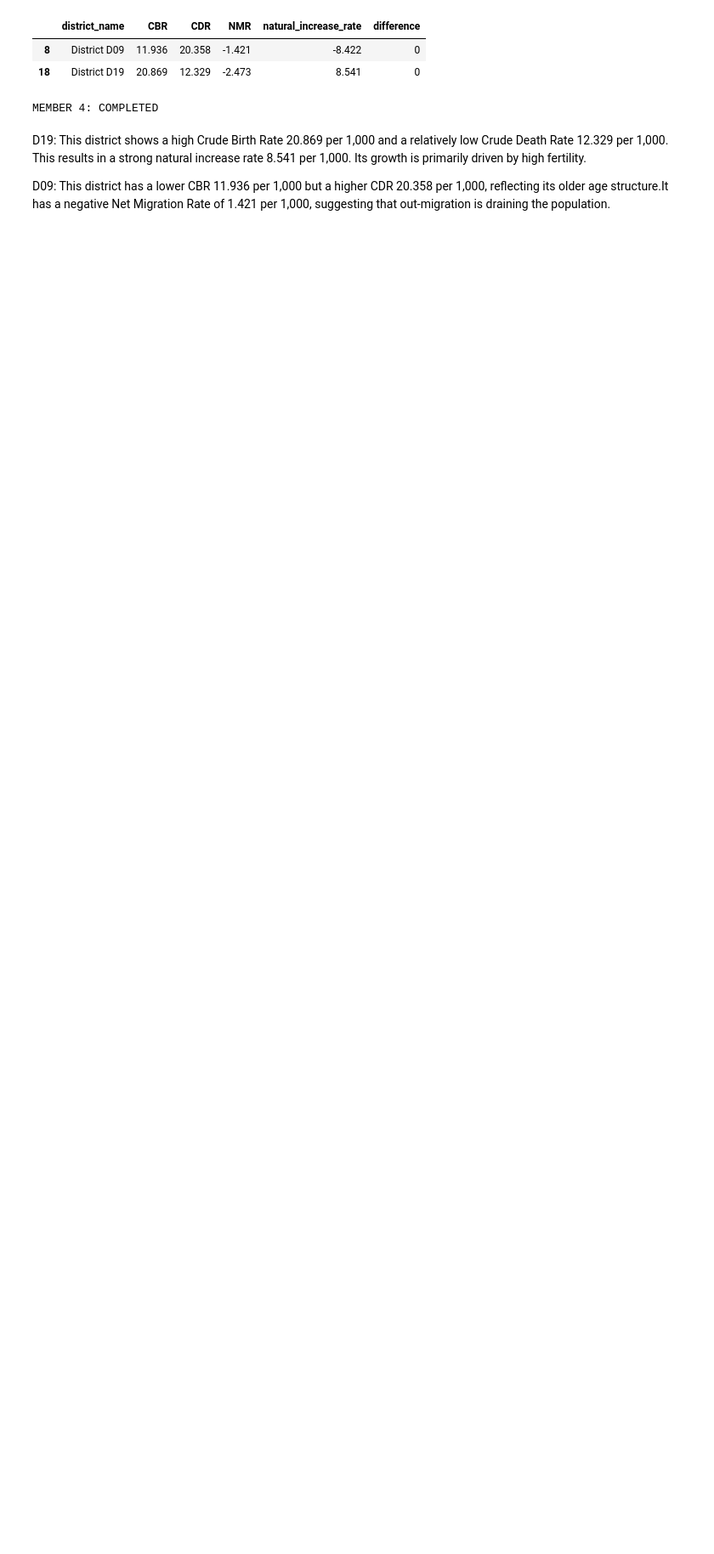
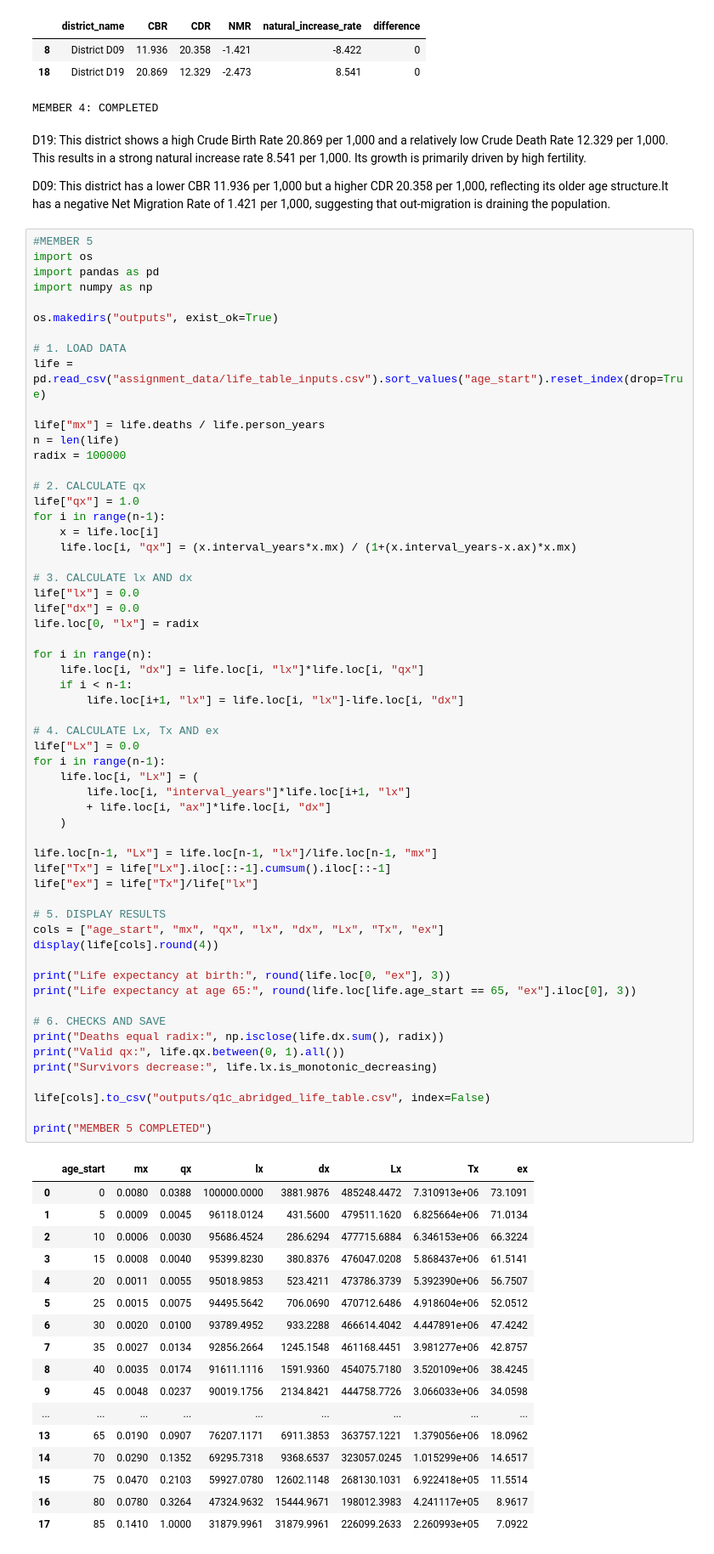
Before and after one commit to lincoln-bot/Assignment-2-HASTS206-GROUP-6, a Jupyter notebook: assignment2_demographic_analysis.ipynb, the cells around one changed output. Shown at 85% size. Saved outputs shown, nothing was run; the diff lists cells and outputs as text; blank space fills up the shorter version.

```diff
--- a/assignment2_demographic_analysis.ipynb
+++ b/assignment2_demographic_analysis.ipynb
@@ -416,3 +416,79 @@ MEMBER 4: COMPLETED
 D19: This district shows a high Crude Birth Rate 20.869 per 1,000 and a relatively low Crude Death Rate 12.329 per 1,000. This results in a strong natural increase rate 8.541 per 1,000. Its growth is primarily driven by high fertility.
 
 D09: This district has a lower CBR 11.936 per 1,000 but a higher CDR 20.358 per 1,000, reflecting its older age structure.It has a negative Net Migration Rate of 1.421 per 1,000, suggesting that out-migration is draining the population.
+# %%
+#MEMBER 5
+import os
+import pandas as pd
+import numpy as np
+
+os.makedirs("outputs", exist_ok=True)
+
+# 1. LOAD DATA
+life = pd.read_csv("assignment_data/life_table_inputs.csv").sort_values("age_start").reset_index(drop=True)
+
+life["mx"] = life.deaths / life.person_years
+n = len(life)
+radix = 100000
+
+# 2. CALCULATE qx
+life["qx"] = 1.0
+for i in range(n-1):
+    x = life.loc[i]
+    life.loc[i, "qx"] = (x.interval_years*x.mx) / (1+(x.interval_years-x.ax)*x.mx)
+
+# 3. CALCULATE lx AND dx
+life["lx"] = 0.0
+life["dx"] = 0.0
+life.loc[0, "lx"] = radix
+
+for i in range(n):
+    life.loc[i, "dx"] = life.loc[i, "lx"]*life.loc[i, "qx"]
+    if i < n-1:
+        life.loc[i+1, "lx"] = life.loc[i, "lx"]-life.loc[i, "dx"]
+
+# 4. CALCULATE Lx, Tx AND ex
+life["Lx"] = 0.0
+for i in range(n-1):
+    life.loc[i, "Lx"] = (
+        life.loc[i, "interval_years"]*life.loc[i+1, "lx"]
+        + life.loc[i, "ax"]*life.loc[i, "dx"]
+    )
+
+life.loc[n-1, "Lx"] = life.loc[n-1, "lx"]/life.loc[n-1, "mx"]
+life["Tx"] = life["Lx"].iloc[::-1].cumsum().iloc[::-1]
+life["ex"] = life["Tx"]/life["lx"]
+
+# 5. DISPLAY RESULTS
+cols = ["age_start", "mx", "qx", "lx", "dx", "Lx", "Tx", "ex"]
+display(life[cols].round(4))
+
+print("Life expectancy at birth:", round(life.loc[0, "ex"], 3))
+print("Life expectancy at age 65:", round(life.loc[life.age_start == 65, "ex"].iloc[0], 3))
+
+# 6. CHECKS AND SAVE
+print("Deaths equal radix:", np.isclose(life.dx.sum(), radix))
+print("Valid qx:", life.qx.between(0, 1).all())
+print("Survivors decrease:", life.lx.is_monotonic_decreasing)
+
+life[cols].to_csv("outputs/q1c_abridged_life_table.csv", index=False)
+
+print("MEMBER 5 COMPLETED")
+# %% [output]
+|  | age_start | mx | qx | lx | dx | Lx | Tx | ex |
+| 0 | 0 | 0.0080 | 0.0388 | 100000.0000 | 3881.9876 | 485248.4472 | 7.310913e+06 | 73.1091 |
+| 1 | 5 | 0.0009 | 0.0045 | 96118.0124 | 431.5600 | 479511.1620 | 6.825664e+06 | 71.0134 |
+| 2 | 10 | 0.0006 | 0.0030 | 95686.4524 | 286.6294 | 477715.6884 | 6.346153e+06 | 66.3224 |
+| 3 | 15 | 0.0008 | 0.0040 | 95399.8230 | 380.8376 | 476047.0208 | 5.868437e+06 | 61.5141 |
+| 4 | 20 | 0.0011 | 0.0055 | 95018.9853 | 523.4211 | 473786.3739 | 5.392390e+06 | 56.7507 |
+| 5 | 25 | 0.0015 | 0.0075 | 94495.5642 | 706.0690 | 470712.6486 | 4.918604e+06 | 52.0512 |
+| 6 | 30 | 0.0020 | 0.0100 | 93789.4952 | 933.2288 | 466614.4042 | 4.447891e+06 | 47.4242 |
+| 7 | 35 | 0.0027 | 0.0134 | 92856.2664 | 1245.1548 | 461168.4451 | 3.981277e+06 | 42.8757 |
+| 8 | 40 | 0.0035 | 0.0174 | 91611.1116 | 1591.9360 | 454075.7180 | 3.520109e+06 | 38.4245 |
+| 9 | 45 | 0.0048 | 0.0237 | 90019.1756 | 2134.8421 | 444758.7726 | 3.066033e+06 | 34.0598 |
+| ... | ... | ... | ... | ... | ... | ... | ... | ... |
+| 13 | 65 | 0.0190 | 0.0907 | 76207.1171 | 6911.3853 | 363757.1221 | 1.379056e+06 | 18.0962 |
+| 14 | 70 | 0.0290 | 0.1352 | 69295.7318 | 9368.6537 | 323057.0245 | 1.015299e+06 | 14.6517 |
+| 15 | 75 | 0.0470 | 0.2103 | 59927.0780 | 12602.1148 | 268130.1031 | 6.922418e+05 | 11.5514 |
+| 16 | 80 | 0.0780 | 0.3264 | 47324.9632 | 15444.9671 | 198012.3983 | 4.241117e+05 | 8.9617 |
+| 17 | 85 | 0.1410 | 1.0000 | 31879.9961 | 31879.9961 | 226099.2633 | 2.260993e+05 | 7.0922 |
```
Also changed, not shown: parts of 4 cells of this notebook.
